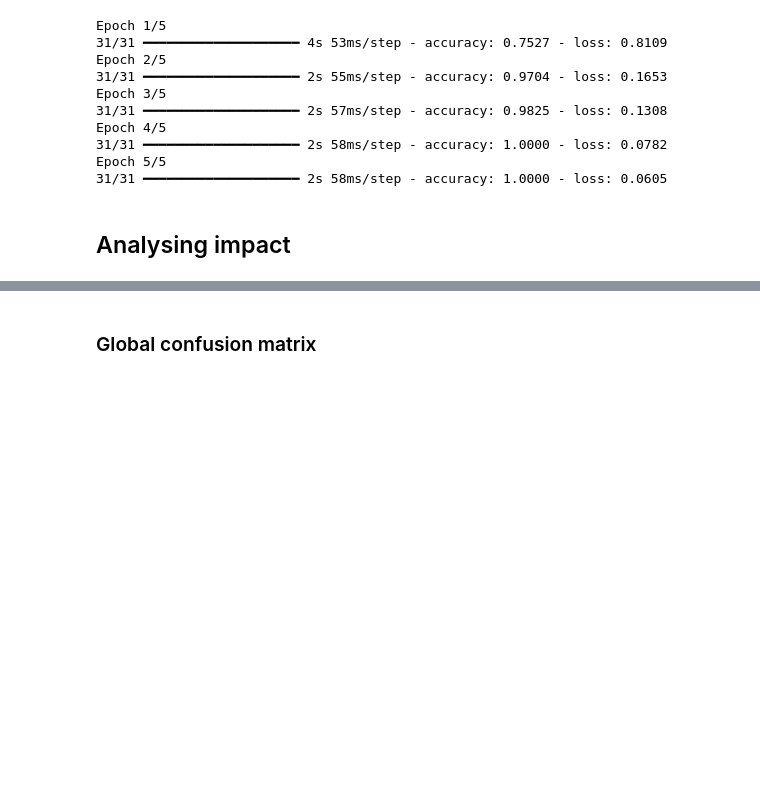
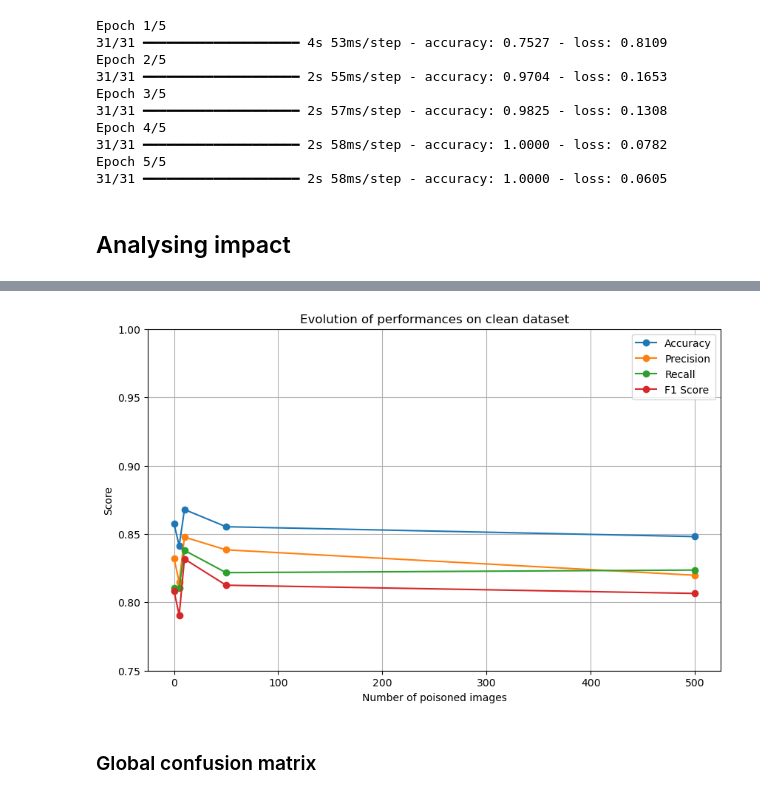
Before and after one commit to gvandevi/FDSML, a Jupyter notebook: Naive_Trojan.ipynb, the cells around one changed output, grey strips where cells are left out. Drawn from its saved outputs; the diff is of its cells as text; code cells hidden in the pictures; blank space fills up the shorter version.

Commit message:
clean dataset metrics computation according to number of poisoned data

```diff
--- a/Naive_Trojan.ipynb
+++ b/Naive_Trojan.ipynb
@@ -235,3 +272,32 @@ Epoch 5/5
+# %%
+# Data
+poisoned_data_points = [0, 5, 10, 50, 500]
+accuracy = [0.8575, 0.8413, 0.8679, 0.8553, 0.8481]
+precision = [0.8323, 0.8146, 0.8477, 0.8384, 0.8198]
+recall = [0.8103, 0.8106, 0.8380, 0.8217, 0.8236]
+f1_score = [0.8084, 0.7906, 0.8317, 0.8125, 0.8065]
+
+# Create figure and axes
+plt.figure(figsize=(10, 6))
+
+# Plot the curves
+plt.plot(poisoned_data_points, accuracy, marker='o', label='Accuracy')
+plt.plot(poisoned_data_points, precision, marker='o', label='Precision')
+plt.plot(poisoned_data_points, recall, marker='o', label='Recall')
+plt.plot(poisoned_data_points, f1_score, marker='o', label='F1 Score')
+
+# Add labels and title
+plt.xlabel('Number of poisoned images')
+plt.ylabel('Score')
+plt.title('Evolution of performances on clean dataset')
+plt.ylim(0.75, 1)
+plt.legend()
+plt.grid(True)
+
+# Display the plot
+plt.show()
+# %% [output]
+[figure, added]
 # %% [markdown]
 ### Global confusion matrix
 # %%
```
Also changed, not shown: parts of 4 cells of this notebook.
